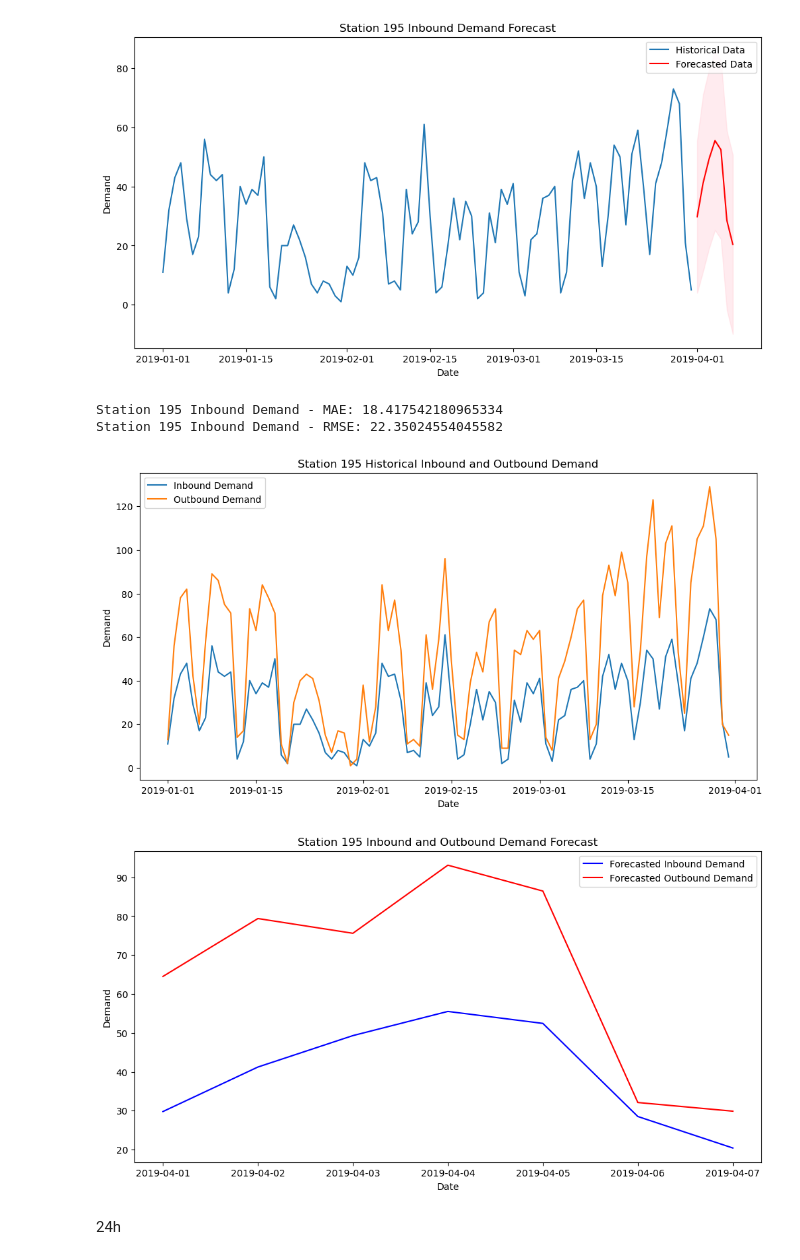
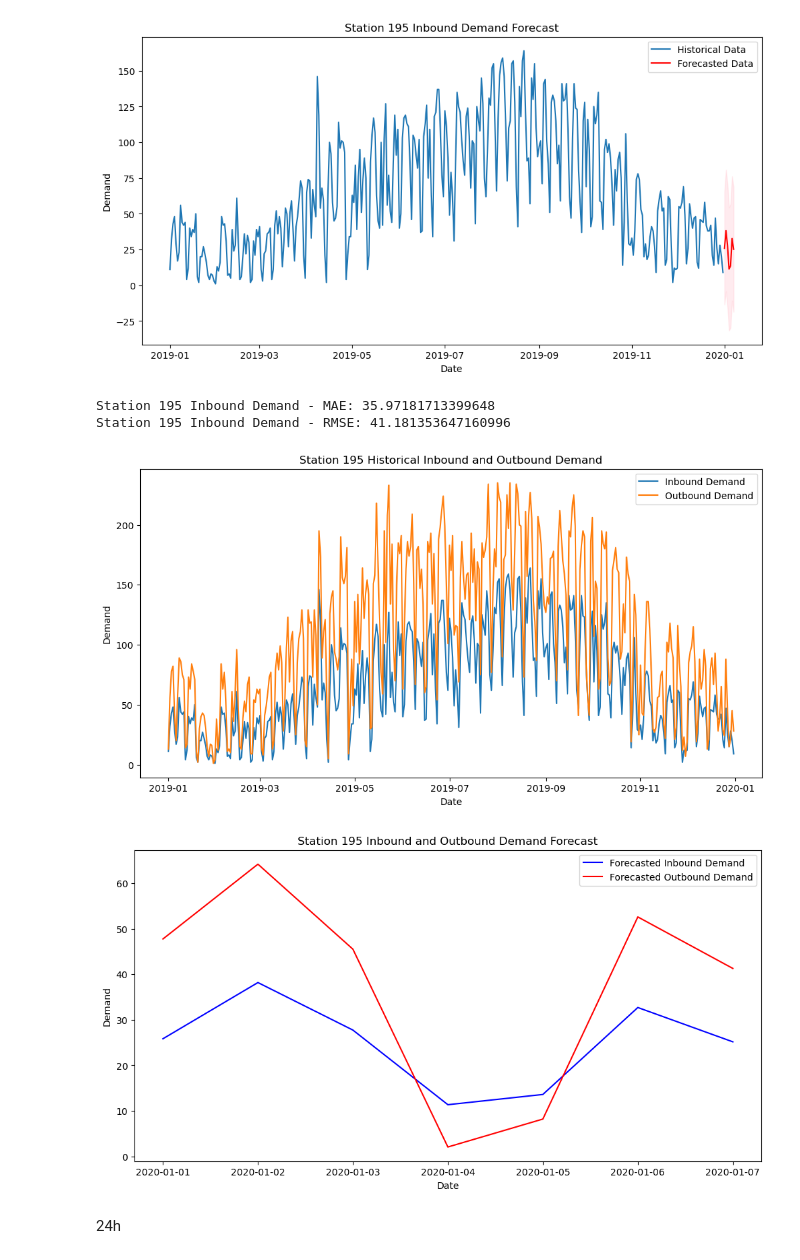
Before and after one commit to EdwardXieee/IS5126-FinalProject, a Jupyter notebook: LSTM:ARIMA/ARIMA.ipynb, the cells around one changed output. Drawn from its saved outputs; the diff is of its cells as text; code cells hidden in the pictures.

```diff
--- a/LSTM:ARIMA/ARIMA.ipynb
+++ b/LSTM:ARIMA/ARIMA.ipynb
@@ -223,7 +238,11 @@ from sklearn.metrics import mean_absolute_error, mean_squared_error
 import numpy as np
 
 # 1. Load data
-df = pd.read_csv('Divvy_Trips_2019_Q1.csv')
+# Read multiple CSV files for four quarters
+quarters = ['Divvy_Trips_2019_Q1.csv', 'Divvy_Trips_2019_Q2.csv',
+            'Divvy_Trips_2019_Q3.csv', 'Divvy_Trips_2019_Q4.csv']
+df_list = [pd.read_csv(file) for file in quarters]
+df = pd.concat(df_list, ignore_index=True)
 
 # 2. Convert time format and extract dates
 df['start_time'] = pd.to_datetime(df['start_time'])
@@ -354,12 +373,12 @@ Time:                                    10:18:59   BIC
 ===================================================================================
 
 Warnings:
 [1] Covariance matrix calculated using the outer product of gradients (complex-step).
-[figure, old version]
+[figure, new version]
-Station 195 Inbound Demand - MAE: 18.417542180965334
-Station 195 Inbound Demand - RMSE: 22.35024554045582
+Station 195 Inbound Demand - MAE: 35.97181713399648
+Station 195 Inbound Demand - RMSE: 41.181353647160996
-[figure, old version]
+[figure, new version]
-[figure, old version]
+[figure, new version]
 # %% [markdown]
 24h
 # %%
```
Also changed, not shown: parts of 9 cells of this notebook, 3 other files.
